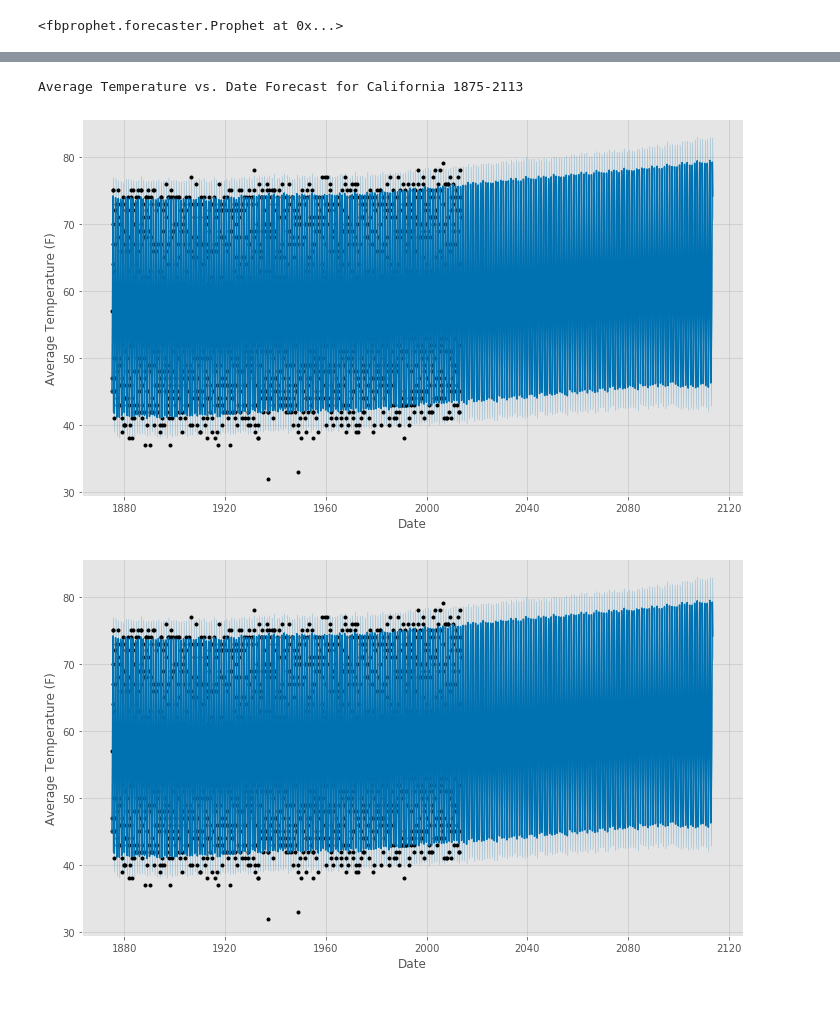
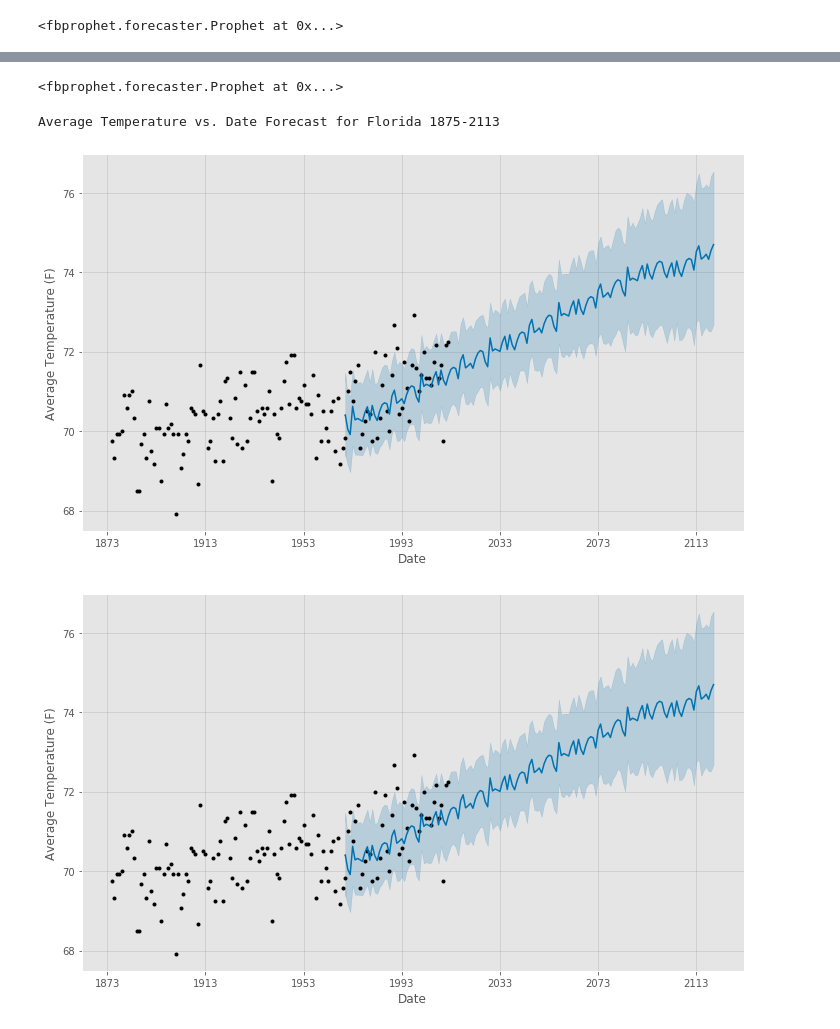
Before and after one commit to connorberek226/Final-Project, a Jupyter notebook: machineLeaningWeatherData.ipynb, the cells around one changed output, grey strips where cells are left out. Cells and saved outputs as stored; diff of their text form; code cells hidden in the pictures.

```diff
--- a/machineLeaningWeatherData.ipynb
+++ b/machineLeaningWeatherData.ipynb
@@ -4,8 +4,6 @@ import matplotlib.pyplot as plt
 from pandas.plotting import register_matplotlib_converters
 import datetime as dt
 # %%
-ca_df = pd.read_csv("Resources/Cleaned Weather Data/CAWeatherCleaned.csv")
-fl_df = pd.read_csv("Resources/Cleaned Weather Data/FLWeatherCleaned.csv")
-il_df = pd.read_csv("Resources/Cleaned Weather Data/ILWeatherCleaned.csv")
-
-ca_df
+ca_df = pd.read_csv("Resources/Cleaned Weather Data/CAMachineLCleaned.csv")
+fl_df = pd.read_csv("Resources/Cleaned Weather Data/FLMachineLCleaned.csv")
+il_df = pd.read_csv("Resources/Cleaned Weather Data/ILMachineLCleaned.csv")
@@ -35 +10,5 @@ dtype: object
+# %%
+ca_weather = ca_df.groupby("year").mean()
+il_weather = il_df.groupby("year").mean()
+fl_weather = fl_df.groupby("year").mean()
 # %%
@@ -110,13 +143,22 @@ model.fit(train_df)
+# %%
+from fbprophet import Prophet
+model = Prophet(weekly_seasonality=True, daily_seasonality=True)
+train_df = fl_weather.rename(columns={"Average Temperature (F)": "y"})
+train_df["ds"] = train_df.index
+model.fit(train_df)
+# %% [output]
+<fbprophet.forecaster.Prophet at 0x...>
 # %%
 pd.plotting.register_matplotlib_converters()
 
-# We want to forecast over the next 1200 months
-future = model.make_future_dataframe(1200, freq= 'M', include_history=True)
+# We want to forecast over the next 150 years
+future = model.make_future_dataframe(150, freq= 'Y', include_history=True)
 forecast = model.predict(future)
+fl_predict = forecast[["ds", "yhat"]]
 
-print("Average Temperature vs. Date Forecast for California 1875-2113")
+print("Average Temperature vs. Date Forecast for Florida 1875-2113")
 model.plot(forecast, uncertainty=True, plot_cap=True, xlabel="Date", ylabel="Average Temperature (F)")
 # %% [output]
-Average Temperature vs. Date Forecast for California 1875-2113
+Average Temperature vs. Date Forecast for Florida 1875-2113
-[figure, old version]
+[figure, new version]
-[figure, old version]
+[figure, new version]
```
Also changed, not shown: parts of 22 cells of this notebook, 6 other files.
